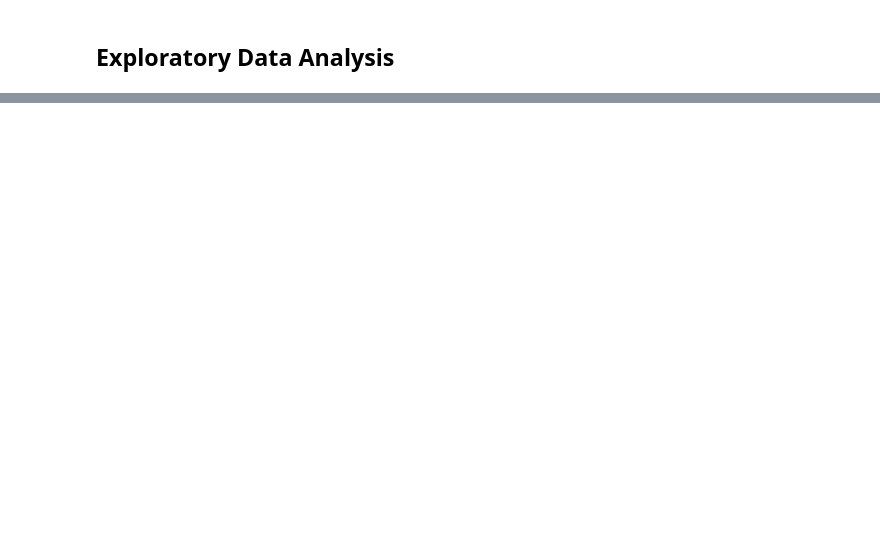
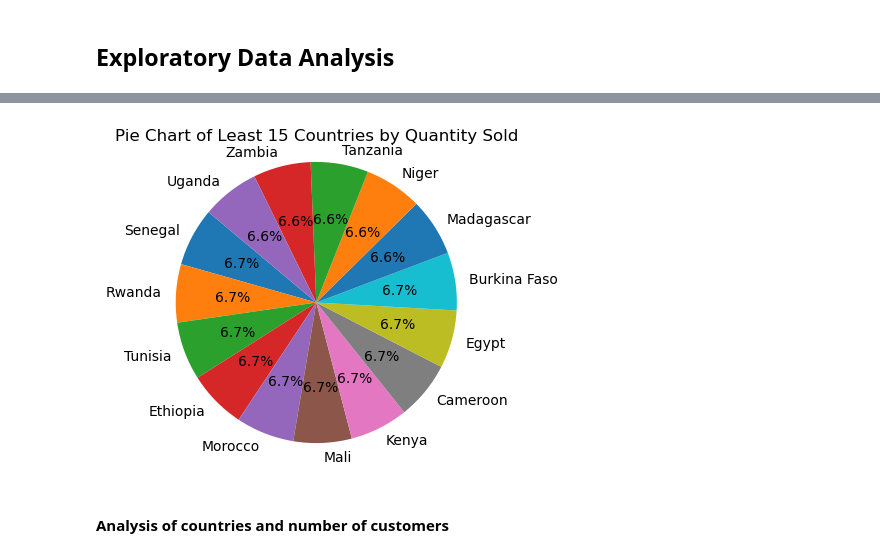
Before and after one commit to joachinhimself/Cohort-Analysis, a Jupyter notebook: Notebook/Cohort Analysis.ipynb, the cells around one changed output, grey strips where cells are left out. Saved outputs shown, nothing was run; the diff lists cells and outputs as text; code cells hidden in the pictures; blank space fills up the shorter version.

```diff
--- a/Notebook/Cohort Analysis.ipynb
+++ b/Notebook/Cohort Analysis.ipynb
@@ -175,0 +249,12 @@ df.head(4)
+# %%
+# Pie chart
+
+plt.figure(figsize=(4, 4))
+plt.pie(least_15_countries['Quantity'], labels=least_15_countries['Country'], autopct='%1.1f%%', startangle=140)
+plt.title('Pie Chart of Least 15 Countries by Quantity Sold')
+plt.axis('equal')  # Equal aspect ratio ensures that pie chart is circular
+plt.show()
+# %% [output]
+[figure, added]
+# %% [markdown]
+#### Analysis of countries and number of customers ####
```
Also changed, not shown: parts of 12 cells of this notebook.
